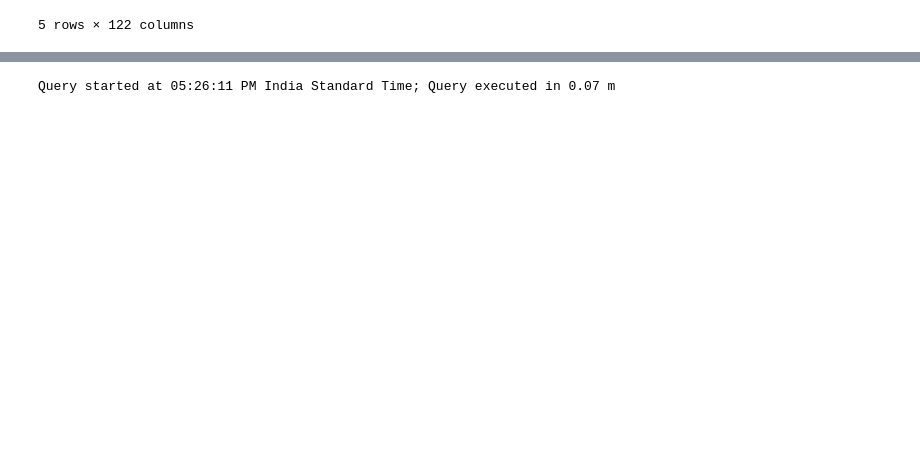
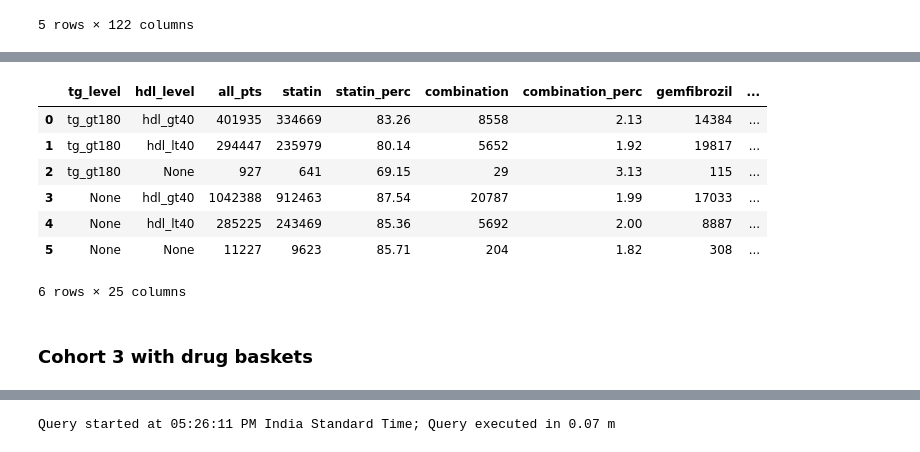
Before and after one commit to swaralit/Custom_TG, a Jupyter notebook: NDC reference.ipynb, the cells around one changed output, grey strips where cells are left out. Saved outputs shown, nothing was run; the diff lists cells and outputs as text; code cells hidden in the pictures; blank space fills up the shorter version.

```diff
--- a/NDC reference.ipynb
+++ b/NDC reference.ipynb
@@ -1221,0 +1757,47 @@ snow.select("select * from st_ndc_all limit 100")
+# %%
+%%read_sql df
+
+select
+    tg_level,
+    hdl_level,
+    sum(all_pts) as all_pts,
+
+    sum(statin) as statin,
+    round(sum(statin)/sum(all_pts)*100, 2) as statin_perc,
+
+    sum(combination) as combination,
+    round(sum(combination)/sum(all_pts)*100, 2) as combination_perc,
+
+    sum(gemfibrozil) as gemfibrozil,
+    round(sum(gemfibrozil)/sum(all_pts)*100, 2) as gemfibrozil_perc,
+
+    sum(colestipol) as colestipol,
+    round(sum(colestipol)/sum(all_pts)*100, 2) as colestipol_perc,
+
+    sum(cholestyramine) as cholestyramine,
+    round(sum(cholestyramine)/sum(all_pts)*100, 2) as cholestyramine_perc,
+
+    sum(fenofibric_acid) as fenofibric_acid,
+    round(sum(fenofibric_acid)/sum(all_pts)*100, 2) as fenofibric_acid_perc,
+
+    sum(ezetimibe) as ezetimibe,
+    round(sum(ezetimibe)/sum(all_pts)*100, 2) as ezetimibe_perc,
+
+    sum(clofibrate) as clofibrate,
+    round(sum(clofibrate)/sum(all_pts)*100, 2) as clofibrate_perc,
+
+    sum(colesevelam) as colesevelam,
+    round(sum(colesevelam)/sum(all_pts)*100, 2) as colesevelam_perc,
+
+    sum(niacin) as niacin,
+    round(sum(niacin)/sum(all_pts)*100, 2) as niacin_perc,
+
+    sum(docosahexaenoic_acid) as docosahexaenoic_acid,
+    round(sum(docosahexaenoic_acid)/sum(all_pts)*100, 2) as docosahexaenoic_acid_perc
+
+from
+    st_drugs_agg2
+
+group by tg_level, hdl_level
+order by tg_level, hdl_level
+# %% [output]
@@ -1221,0 +1805,8 @@ snow.select("select * from st_ndc_all limit 100")
+|  | tg_level | hdl_level | all_pts | statin | statin_perc | combination | combination_perc | gemfibrozil | ... |
+| 0 | tg_gt180 | hdl_gt40 | 401935 | 334669 | 83.26 | 8558 | 2.13 | 14384 | ... |
+| 1 | tg_gt180 | hdl_lt40 | 294447 | 235979 | 80.14 | 5652 | 1.92 | 19817 | ... |
+| 2 | tg_gt180 | None | 927 | 641 | 69.15 | 29 | 3.13 | 115 | ... |
+| 3 | None | hdl_gt40 | 1042388 | 912463 | 87.54 | 20787 | 1.99 | 17033 | ... |
+| 4 | None | hdl_lt40 | 285225 | 243469 | 85.36 | 5692 | 2.00 | 8887 | ... |
+| 5 | None | None | 11227 | 9623 | 85.71 | 204 | 1.82 | 308 | ... |
+6 rows × 25 columns
@@ -1221,0 +1816,2 @@ snow.select("select * from st_ndc_all limit 100")
+# %% [markdown]
+### Cohort 3 with drug baskets
```
Also changed, not shown: parts of 56 cells of this notebook, 8 other files.
